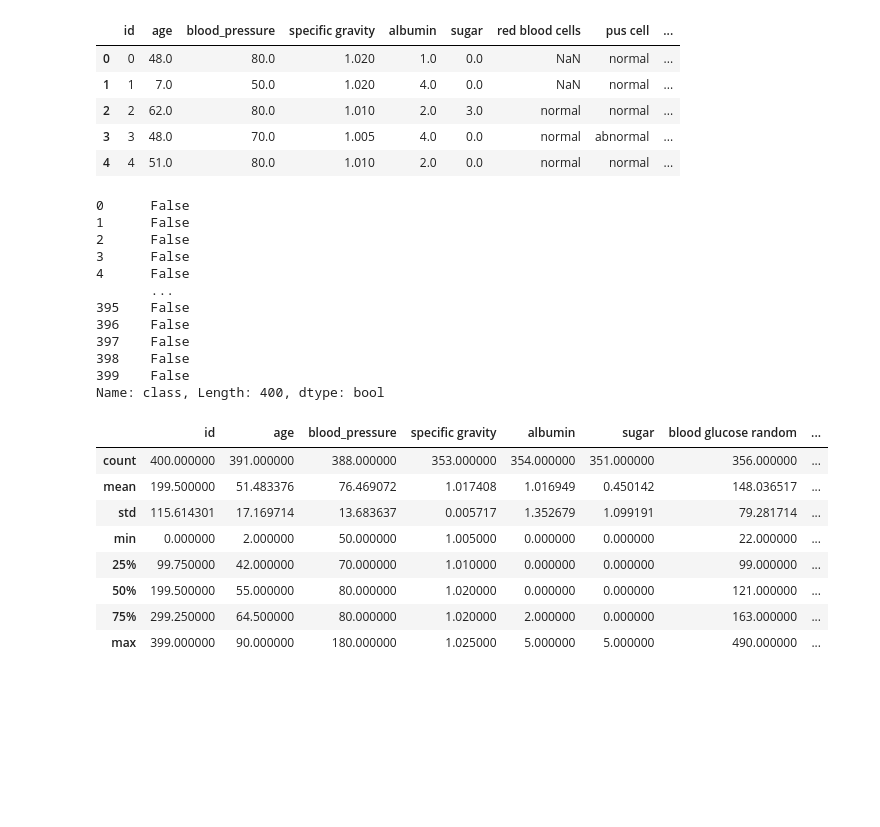
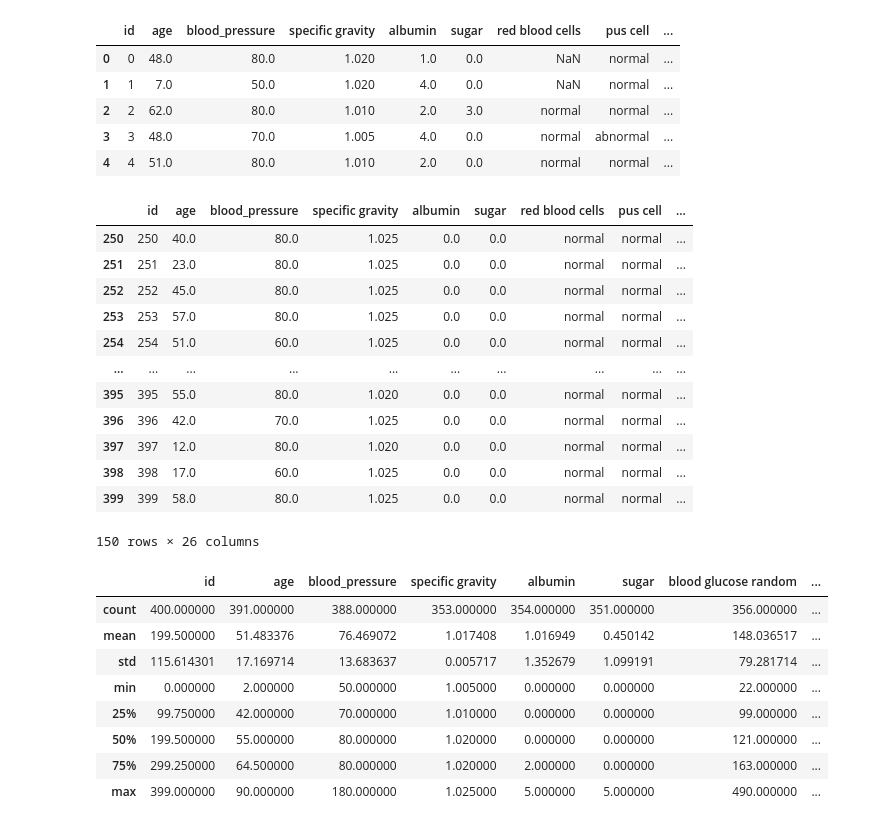
Before and after one commit to net4troll/DS-GMC-WS, a Jupyter notebook: Unsupervised ML/Machine Learning Final Checkpoint Kidney.ipynb, the cells around one changed output. Saved outputs shown, nothing was run; the diff lists cells and outputs as text; code cells hidden in the pictures; blank space fills up the shorter version.

```diff
--- a/Unsupervised ML/Machine Learning Final Checkpoint Kidney.ipynb
+++ b/Unsupervised ML/Machine Learning Final Checkpoint Kidney.ipynb
@@ -26,20 +26,21 @@ data.head()
 | 3 | 3 | 48.0 | 70.0 | 1.005 | 4.0 | 0.0 | normal | abnormal | ... |
 | 4 | 4 | 51.0 | 80.0 | 1.010 | 2.0 | 0.0 | normal | normal | ... |
 # %%
-data['class']=='notckd'
+data.loc[data['class']=='notckd']
 # %% [output]
+|  | id | age | blood_pressure | specific gravity | albumin | sugar | red blood cells | pus cell | ... |
+| 250 | 250 | 40.0 | 80.0 | 1.025 | 0.0 | 0.0 | normal | normal | ... |
+| 251 | 251 | 23.0 | 80.0 | 1.025 | 0.0 | 0.0 | normal | normal | ... |
+| 252 | 252 | 45.0 | 80.0 | 1.025 | 0.0 | 0.0 | normal | normal | ... |
+| 253 | 253 | 57.0 | 80.0 | 1.025 | 0.0 | 0.0 | normal | normal | ... |
+| 254 | 254 | 51.0 | 60.0 | 1.025 | 0.0 | 0.0 | normal | normal | ... |
+| ... | ... | ... | ... | ... | ... | ... | ... | ... | ... |
+| 395 | 395 | 55.0 | 80.0 | 1.020 | 0.0 | 0.0 | normal | normal | ... |
+| 396 | 396 | 42.0 | 70.0 | 1.025 | 0.0 | 0.0 | normal | normal | ... |
+| 397 | 397 | 12.0 | 80.0 | 1.020 | 0.0 | 0.0 | normal | normal | ... |
+| 398 | 398 | 17.0 | 60.0 | 1.025 | 0.0 | 0.0 | normal | normal | ... |
+| 399 | 399 | 58.0 | 80.0 | 1.025 | 0.0 | 0.0 | normal | normal | ... |
-0      False
-1      False
-2      False
-3      False
-4      False
-       ...
-395    False
-396    False
-397    False
-398    False
-399    False
-Name: class, Length: 400, dtype: bool
+150 rows × 26 columns
 # %%
 data.describe()
 # %% [output]
```
